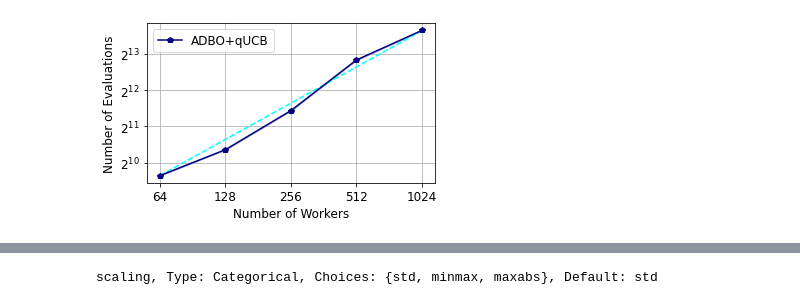
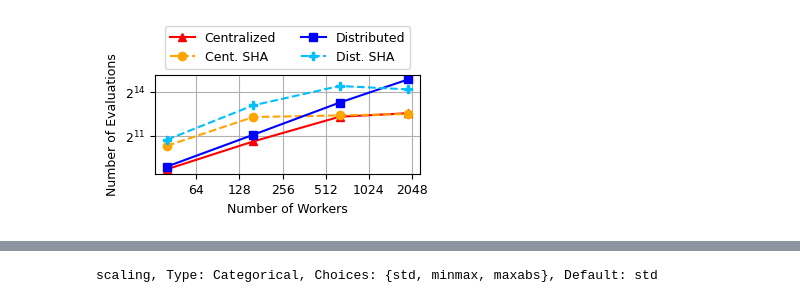
Before and after one commit to deephyper/scalable-bo, a Jupyter notebook: notebooks/Scaling-Plots-HPO.ipynb, the cells around one changed output, grey strips where cells are left out. Cells and saved outputs as stored; diff of their text form; code cells hidden in the pictures.

```diff
--- a/notebooks/Scaling-Plots-HPO.ipynb
+++ b/notebooks/Scaling-Plots-HPO.ipynb
@@ -60,37 +66,33 @@ candle_combo-DBOS4M-async-RF-qUCB-qUCB-256-4-10800-42:
 # %%
-y = np.asarray([])
-y = np.asarray([798, 1311, 2768, 7291, 12840])
-y_err = np.asarray([0, 0, 0, 0, 0])
+y = {
+    "ACBO": [444, 1624, 5137, 6055],
+    "ACBO+SHA": [1325, 5068, 5460, 5832],
+    "ADBO": [503, 2217, 9930, 29222],
+    "ADBO+SHA": [1760, 8748, 21570, 18431],
+}
 
-x = [(16*4)*(2**i) for i in range(len(y))]
-y_linear = [y[0]*(2**i) for i in range(len(y))]
-
-# y_base = np.asarray([1658, 3301, 6633, 13154, 25599, 49964])
-# y_base_err = np.asarray([8, 41, 29, 170, 862, 847])
-# y_base_linear = [y_base[0]*(2**i) for i in range(len(y))]
-
-# print(np.mean([x1/x2 for x1, x2 in zip(y, y_base)]))
+x = [(10*4)*(4**i) for i in range(3)] + [1920]
 
 plt.figure()
-# plt.plot(x, y_base_linear, color="plum", linestyle="--")
-# plt.plot(x, y_base, marker="^", color="purple", label="SDBO+bUCB")
-# plt.fill_between(x, y_base-y_base_err, y_base+y_base_err, color="purple", alpha=0.3)
 
-plt.plot(x, y_linear, color="cyan", linestyle="--")
-plt.plot(x, y, marker="p", color="navy", label="ADBO+qUCB")
-plt.fill_between(x, y-y_err, y+y_err, color="navy", alpha=0.3)
+
+plt.plot(x, y["ACBO"], marker="^", color="red", label="Centralized")
+plt.plot(x, y["ACBO+SHA"], marker="o", color="orange", linestyle="--", label="Cent. SHA")
+plt.plot(x, y["ADBO"], marker="s", color="blue", label="Distributed")
+plt.plot(x, y["ADBO+SHA"], marker="P", color="deepskyblue", linestyle="--", label="Dist. SHA")
+
 
 plt.xscale("log", base=2)
 plt.yscale("log", base=2)
 plt.ylabel("Number of Evaluations")
 plt.xlabel("Number of Workers")
 ax = plt.gca()
 ax.xaxis.set_major_formatter(worker_formatter)
 plt.grid()
-plt.legend()
+plt.legend(ncol=2, loc="lower center", bbox_to_anchor=(0.5, 1.0))
 plt.tight_layout()
-plt.savefig("scaling-num-evaluations.pdf")
+plt.savefig("scaling-num-evaluations.png")
 plt.show()
 # %% [output]
-[figure, old version]
+[figure, new version]
 # %%
```
Also changed, not shown: parts of 5 cells of this notebook, 12 other files.
